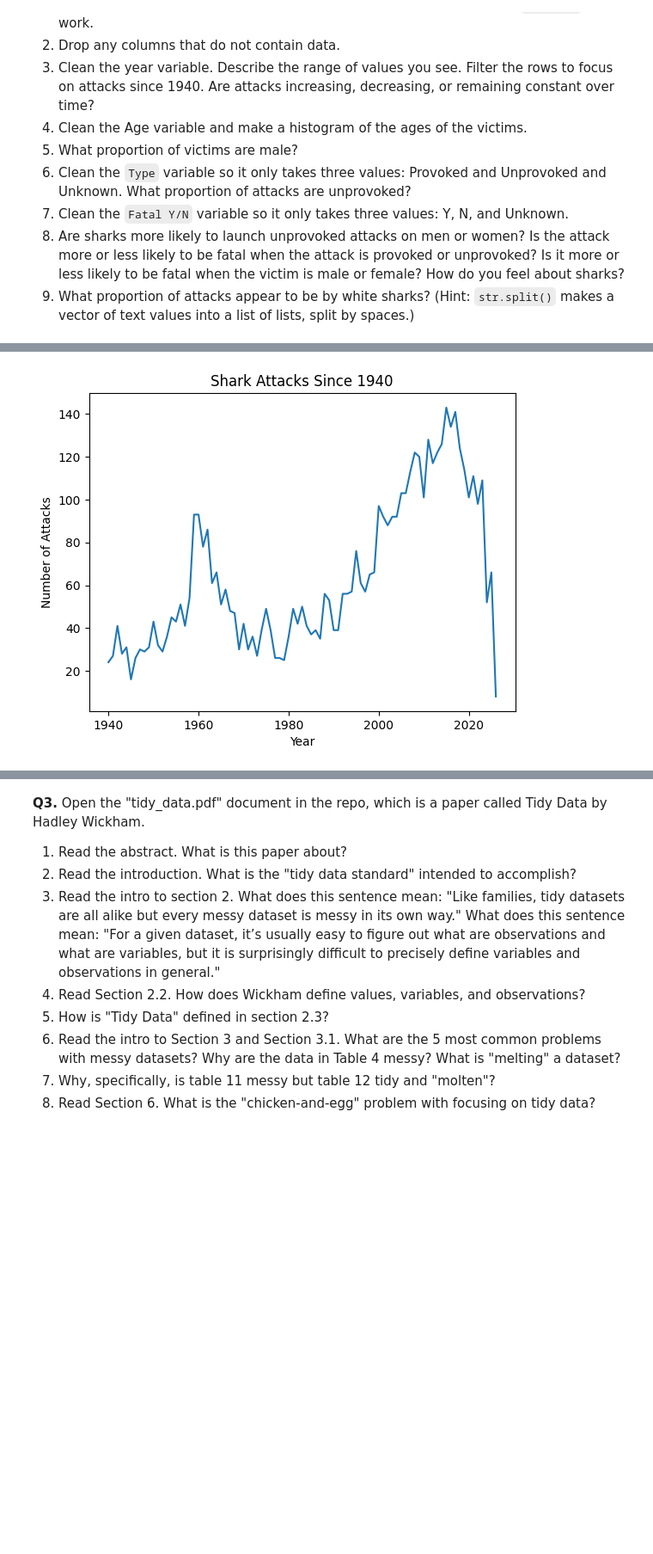
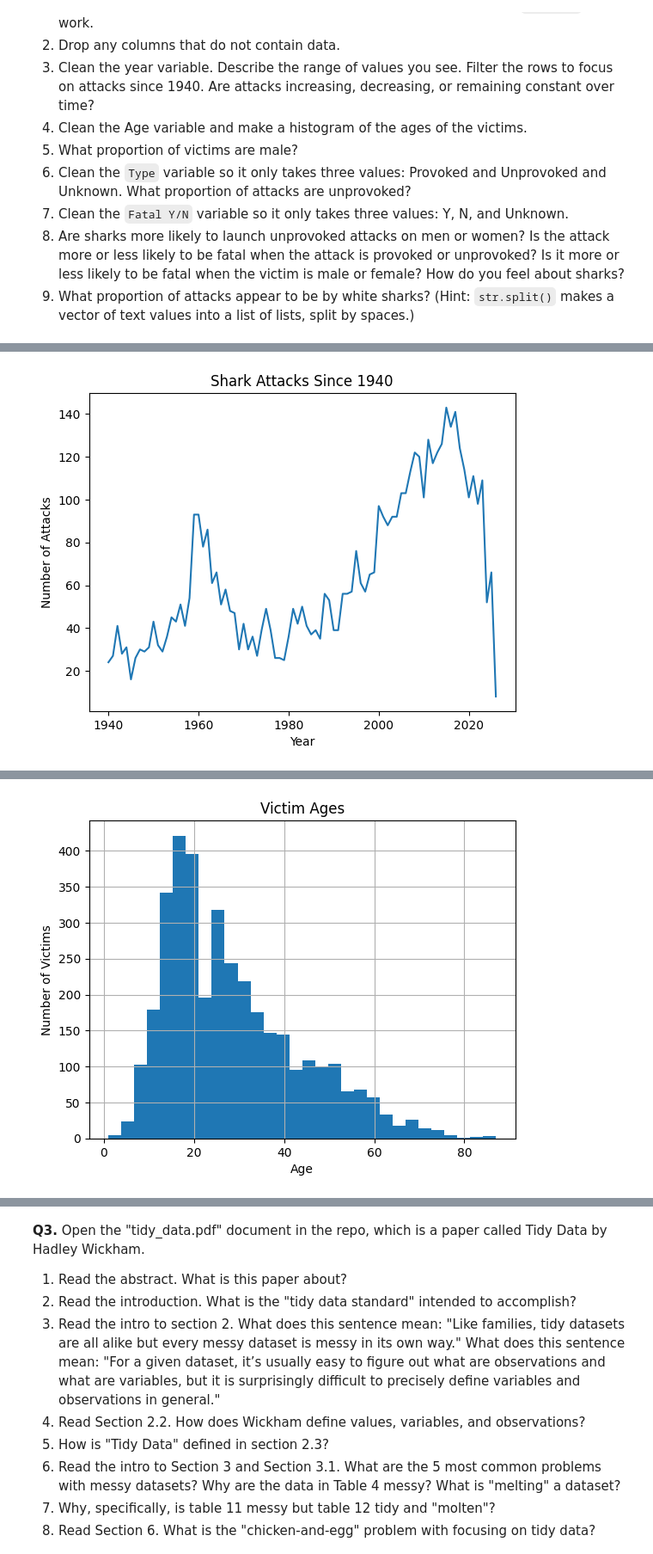
Before and after one commit to allyoshea/wrangling, a Jupyter notebook: assignment/assignment.ipynb, the cells around one changed output, grey strips where cells are left out. Shown at 86% size. Saved outputs shown, nothing was run; the diff lists cells and outputs as text; code cells hidden in the pictures; blank space fills up the shorter version.

```diff
--- a/assignment/assignment.ipynb
+++ b/assignment/assignment.ipynb
@@ -248,6 +248,78 @@ plt.xlabel('Year')
 plt.ylabel('Number of Attacks')
 plt.title('Shark Attacks Since 1940')
 plt.show()
+
+
+
+#clean age var
+df['Age'] = pd.to_numeric(df['Age'], errors = 'coerce') #prints the range with describe --> see it is 0 to 2026
+print(df['Age'].describe()) #clean AGE variable create dummy
+df['Age_nan'] = df['Age'].isnull()
+print('After cleaning Age:\n', df['Age'].describe())
+print('Total missing Ages:', df['Age_nan'].sum())
+print('Proportion missing:', df['Age_nan'].mean())
+
+
+#create histogram
+df['Age'].dropna().hist(bins=30)
+plt.xlabel('Age')
+plt.ylabel('Number of Victims')
+plt.title('Victim Ages')
+plt.show()
+
+
+#clean sex variable before finding what proportion are male
+# Convert to string
+df['Sex'] = df['Sex'].astype(str)
+
+# Get rid of  spaces and make uppercase for consistency
+df['Sex'] = df['Sex'].str.strip().str.upper()
+
+# Replace missing values with 'Unknown'
+df['Sex'] = df['Sex'].replace(['', ' ', 'MIL', 'N/A', 'UNKNOWN', 'NA', 'NONE'], 'Unknown')
+
+# Only keep 'M' and 'F', everything else becomes Unknown
+df.loc[~df['Sex'].isin(['M', 'F', 'Unknown']), 'Sex'] = 'Unknown'
+
+# Check
+print(df['Sex'].value_counts())
+
+#NOW find proportion that are male
+prop_male = (df['Sex'] == 'M').mean()
+print(f'Proportion of victims who are male: {prop_male:.2%}')
+
+
+#CLEAN TYPE VAR
+# Make sure it's a string
+df['Type'] = df['Type'].astype(str)
+
+# Replace blanks  with 'Unknown'
+df['Type'] = df['Type'].replace(['', ' ', 'nan', 'None'], 'Unknown')
+df['Type'] = df['Type'].replace(['Questionable'], 'Unknown')
+# First handle Unprovoked
+df.loc[df['Type'].str.contains('Unprovoked', na=False), 'Type'] = 'Unprovoked'
+
+# Then handle Provoked
+df.loc[df['Type'].str.contains('Provoked', na=False), 'Type'] = 'Provoked'
+
+# Everything else becomes Unknown
+df.loc[~df['Type'].isin(['Provoked', 'Unprovoked', 'Unknown']), 'Type'] = 'Unknown'
+
+#proportion of unprovoked
+prop_unprov = (df['Type'] == 'Unprovoked').mean()
+print(f'Proportion of victims who are unprovoked: {prop_unprov:.2%}')
+# Check
+print(df['Type'].value_counts())
+
+# Check value counts
+print(df['Type'].value_counts())
+
+# Sum of all the categories; make sure same amount!!!! (THEY ARE!)
+total = df['Type'].value_counts().sum()
+print("Total rows counted:", total)
+
+# Total number of rows in the dataset
+print("Total rows in df:", len(df))
 # %% [output]
            Date    Year        Type    Country State  \
 0  20th January  2026.0  Unprovoked  Australia   NSW
@@ -269,0 +359 @@ Name: Year, dtype: float64
+[figure, added]
```
Also changed, not shown: parts of 2 cells of this notebook.
